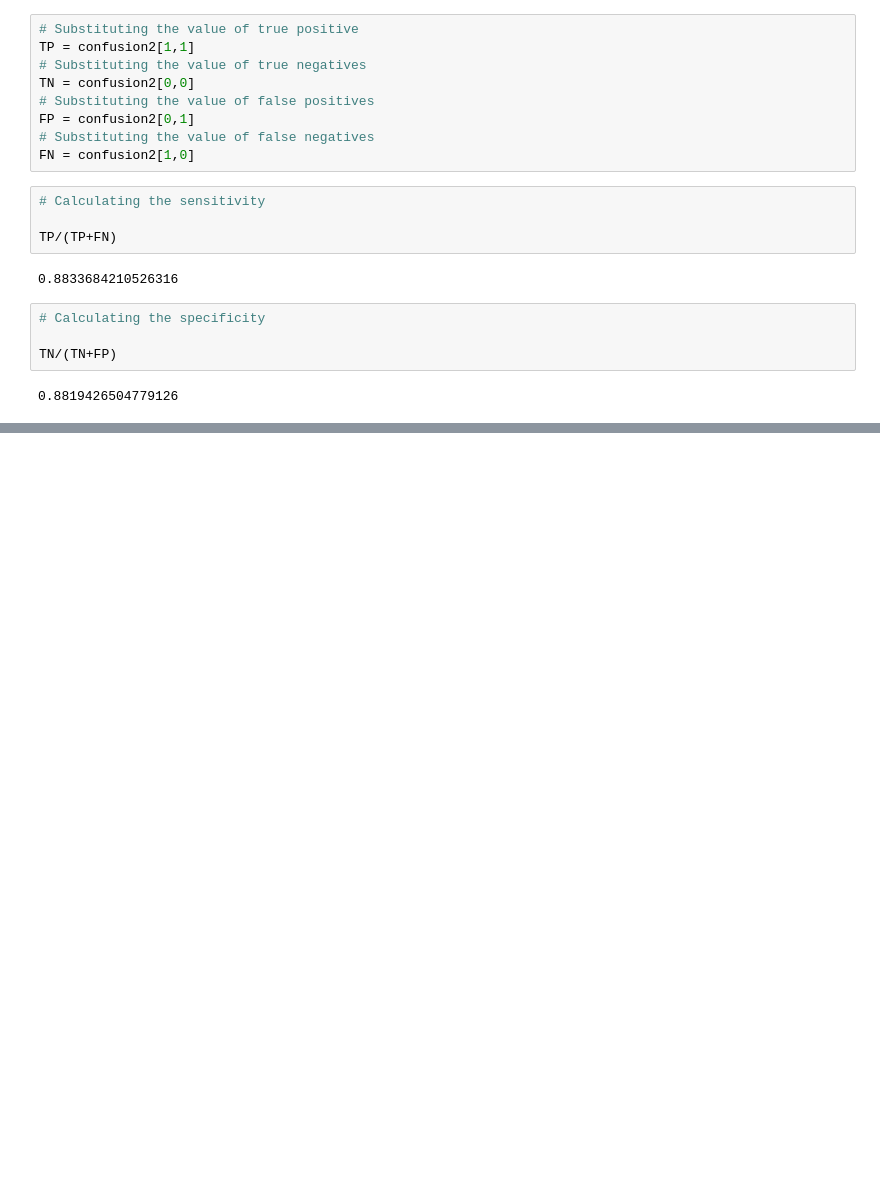
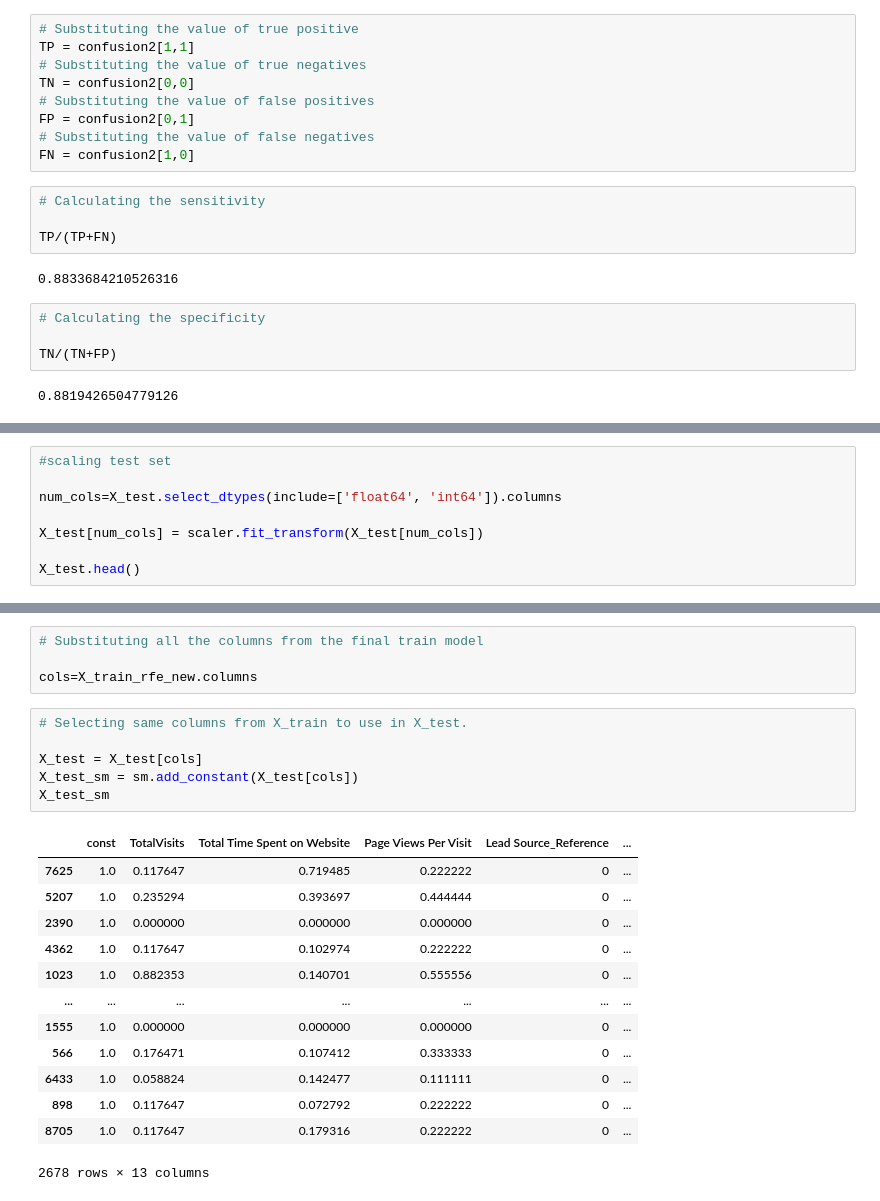
Before and after one commit to SatyugRaj/Lead_Scoring_Case_Study, a Jupyter notebook: LEAD_SCORING_CASE_STUDY.ipynb, the cells around one changed output, grey strips where cells are left out. Cells and saved outputs as stored; diff of their text form; blank space fills up the shorter version.

Commit message:
Update LEAD_SCORING_CASE_STUDY.ipynb
Final Updates

```diff
--- a/LEAD_SCORING_CASE_STUDY.ipynb
+++ b/LEAD_SCORING_CASE_STUDY.ipynb
@@ -1825,0 +1830,8 @@ TN/(TN+FP)
+# %%
+#scaling test set
+
+num_cols=X_test.select_dtypes(include=['float64', 'int64']).columns
+
+X_test[num_cols] = scaler.fit_transform(X_test[num_cols])
+
+X_test.head()
@@ -1825,0 +1846,24 @@ TN/(TN+FP)
+# %%
+# Substituting all the columns from the final train model
+
+cols=X_train_rfe_new.columns
+# %%
+# Selecting same columns from X_train to use in X_test.
+
+X_test = X_test[cols]
+X_test_sm = sm.add_constant(X_test[cols])
+X_test_sm
+# %% [output]
+|  | const | TotalVisits | Total Time Spent on Website | Page Views Per Visit | Lead Source_Reference | ... |
+| 7625 | 1.0 | 0.117647 | 0.719485 | 0.222222 | 0 | ... |
+| 5207 | 1.0 | 0.235294 | 0.393697 | 0.444444 | 0 | ... |
+| 2390 | 1.0 | 0.000000 | 0.000000 | 0.000000 | 0 | ... |
+| 4362 | 1.0 | 0.117647 | 0.102974 | 0.222222 | 0 | ... |
+| 1023 | 1.0 | 0.882353 | 0.140701 | 0.555556 | 0 | ... |
+| ... | ... | ... | ... | ... | ... | ... |
+| 1555 | 1.0 | 0.000000 | 0.000000 | 0.000000 | 0 | ... |
+| 566 | 1.0 | 0.176471 | 0.107412 | 0.333333 | 0 | ... |
+| 6433 | 1.0 | 0.058824 | 0.142477 | 0.111111 | 0 | ... |
+| 898 | 1.0 | 0.117647 | 0.072792 | 0.222222 | 0 | ... |
+| 8705 | 1.0 | 0.117647 | 0.179316 | 0.222222 | 0 | ... |
+2678 rows × 13 columns
```
Also changed, not shown: parts of 21 cells of this notebook.
